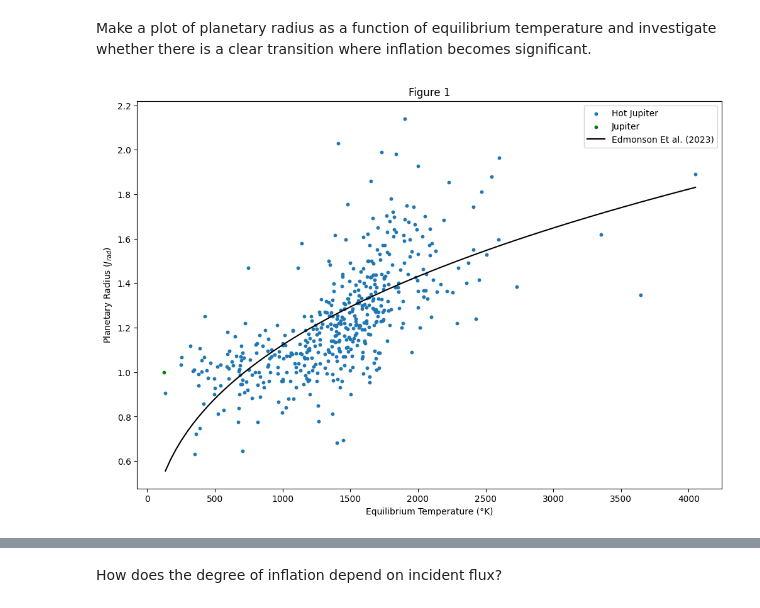
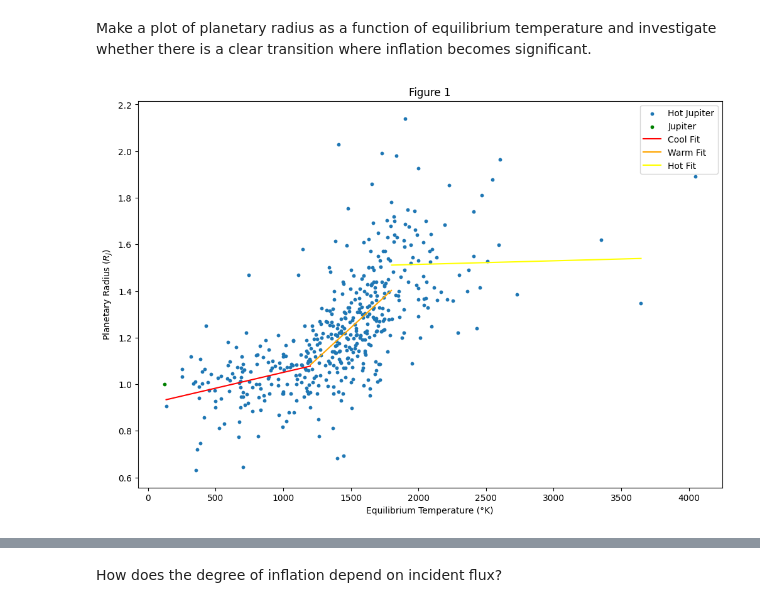
Before and after one commit to Macauley-Jones/PHYS2116_Comp_Assignment, a Jupyter notebook: Computational Assignment.ipynb, the cells around one changed output, grey strips where cells are left out. Cells and saved outputs as stored; diff of their text form; code cells hidden in the pictures.

```diff
--- a/Computational Assignment.ipynb
+++ b/Computational Assignment.ipynb
@@ -178,7 +171,7 @@ def Fit_lines(xax, yax):
         if x <= 1200:
             low_x.append(x)
             low_y.append(y)
-        elif x <= 2000:
+        elif x <= 1800:
             mid_x.append(x)
             mid_y.append(y)
         elif x <= 4000:
@@ -201,28 +194,27 @@ def Fit_lines(xax, yax):
     y4 = m4 * x4 + b4
     plt.plot(x4, y4, linestyle="-", color="yellow", label="Hot Fit")
 # %%
-def plot_legend(xaxis, yaxis, xname, yname, Jup, Ed, Fits, n):
-    plt.figure(figsize=(12,8))
+def plot_legend(xaxis, yaxis, xname, yname, Jup, Fits, n):
+    plt.figure(figsize=(12,8)) # Size of the plot, for visibility of data
     plt.scatter(xaxis, yaxis, s=10, label="Hot Jupiter") # Scatter plot to view individual data points, not joined by a line
 
-    if Jup == True:
+    if Jup == True: # Toggle for Jupiter
         Jupiter()
 
-    if Ed == True:
-        Edmonson_Et_al(xaxis)
-
-    if Fits == True:
+    if Fits == True: # Toggle for lines of best fit
         Fit_lines(xaxis, yaxis)
 
-    plt.xlabel(xname)
-    plt.ylabel(yname)
-    plt.title(f"Figure {n}")
+    plt.xlabel(xname) # Labels the independent variable on the x-axis
+    plt.ylabel(yname) # Labels the dependent variable on the y-axis
+    plt.title(f"Figure {n}") # Simple graph title
 
-    plt.legend()
+    plt.legend() # Displays a legend for clarity
     plt.show()
 # %%
-plot_legend(temps, radii, "Equilibrium Temperature (°K)", "Planetary Radius ($J_{rad}$)", True, True, False, 1)
+plot_legend(temps, radii, "Equilibrium Temperature (°K)", "Planetary Radius ($R_{J}$)", True, True, 1)
+
+# Whatever is between $ symbols uses LaTex formatting, here it's for the subscript
 # %% [output]
-[figure, old version]
+[figure, new version]
 # %% [markdown]
 ##### Jupiter
```
Also changed, not shown: parts of 17 cells of this notebook.
